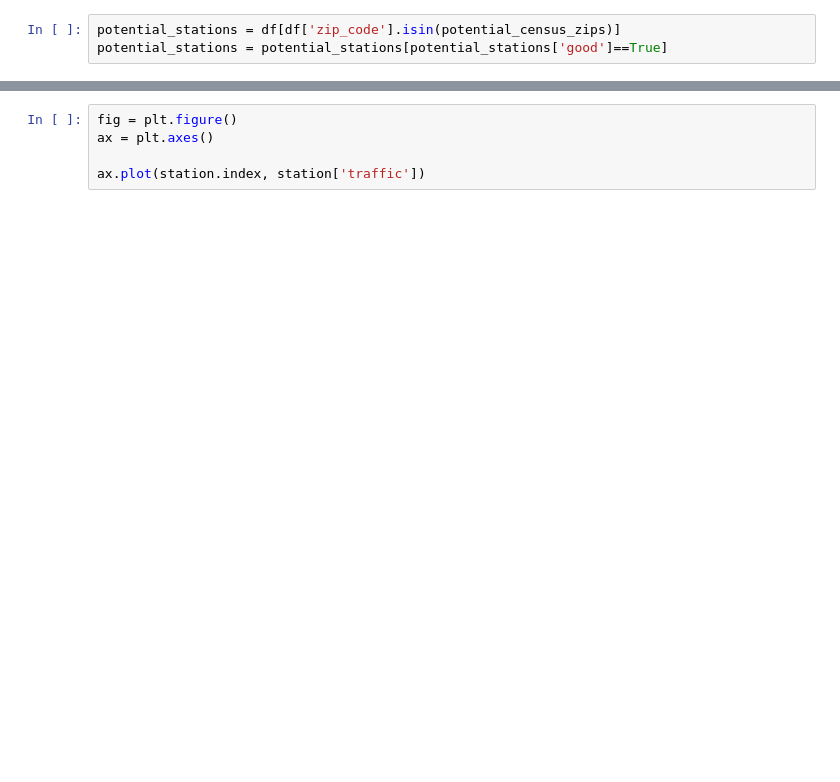
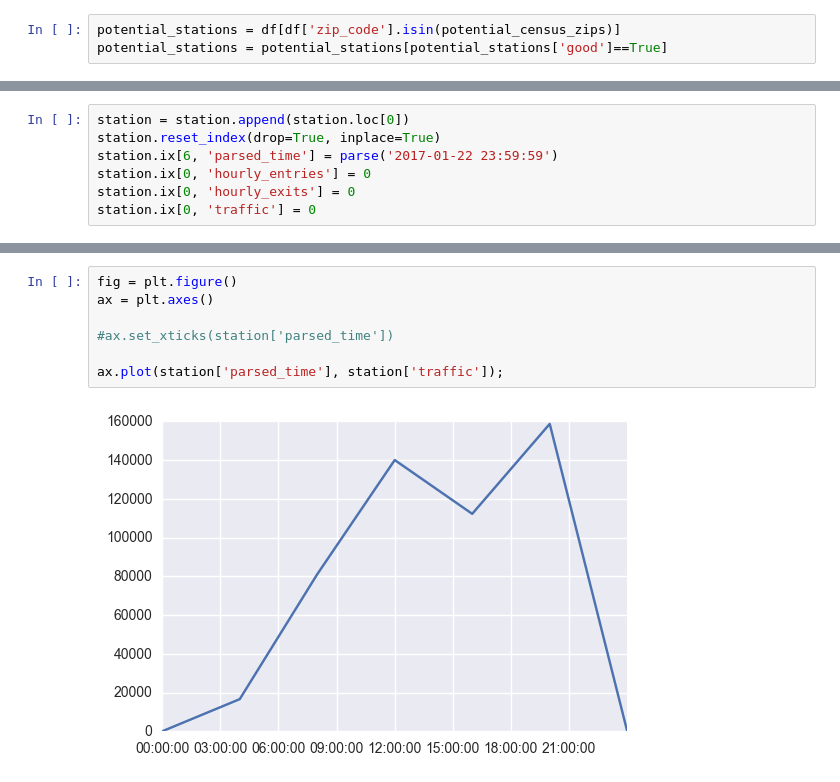
Before and after one commit to emw1687/benson, a Jupyter notebook: mta_turnstiles_eda_eva.ipynb, the cells around one changed output, grey strips where cells are left out. Drawn from its saved outputs; the diff is of its cells as text; blank space fills up the shorter version.

```diff
--- a/mta_turnstiles_eda_eva.ipynb
+++ b/mta_turnstiles_eda_eva.ipynb
@@ -169 +163,8 @@ station
+# %%
+station = station.append(station.loc[0])
+station.reset_index(drop=True, inplace=True)
+station.ix[6, 'parsed_time'] = parse('2017-01-22 23:59:59')
+station.ix[0, 'hourly_entries'] = 0
+station.ix[0, 'hourly_exits'] = 0
+station.ix[0, 'traffic'] = 0
 # %%
@@ -171,5 +181,9 @@ station.index
 # %%
 fig = plt.figure()
 ax = plt.axes()
 
-ax.plot(station.index, station['traffic'])
+#ax.set_xticks(station['parsed_time'])
+
+ax.plot(station['parsed_time'], station['traffic']);
+# %% [output]
+[figure, added]
```
Also changed, not shown: parts of 35 cells of this notebook, 3 other files.
